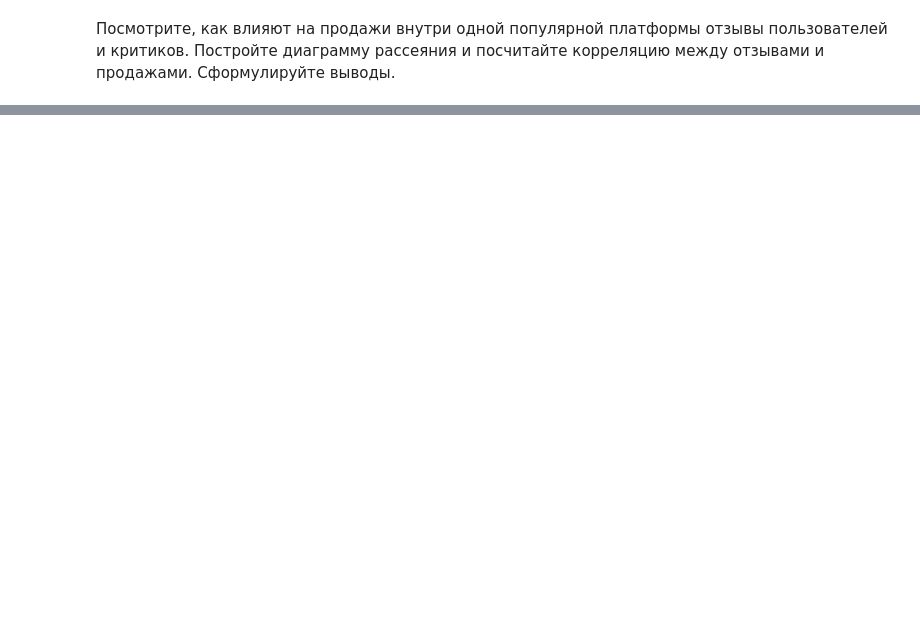
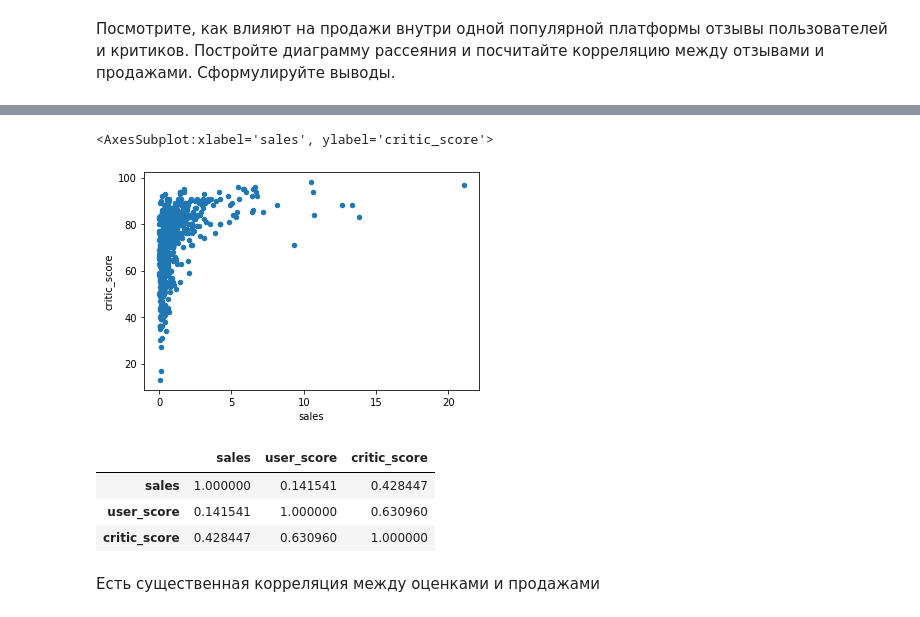
Before and after one commit to nikolai44/data-science-cource, a Jupyter notebook: sprint5/notebook.ipynb, the cells around one changed output, grey strips where cells are left out. Saved outputs shown, nothing was run; the diff lists cells and outputs as text; code cells hidden in the pictures; blank space fills up the shorter version.

```diff
--- a/sprint5/notebook.ipynb
+++ b/sprint5/notebook.ipynb
@@ -223,0 +227,5 @@ NameError: name 'df' is not defined
+# %%
+df[(df.platform == 'PS3') & (df.critic_score > 0)].plot(kind='scatter', x='sales', y='critic_score')
+# %% [output]
+<AxesSubplot:xlabel='sales', ylabel='critic_score'>
+[figure, added]
@@ -223,0 +238,9 @@ NameError: name 'df' is not defined
+# %%
+tmp.corr()
+# %% [output]
+|  | sales | user_score | critic_score |
+| sales | 1.000000 | 0.141541 | 0.428447 |
+| user_score | 0.141541 | 1.000000 | 0.630960 |
+| critic_score | 0.428447 | 0.630960 | 1.000000 |
+# %% [markdown]
+Есть существенная корреляция между оценками и продажами
```
Also changed, not shown: parts of 5 cells of this notebook.
